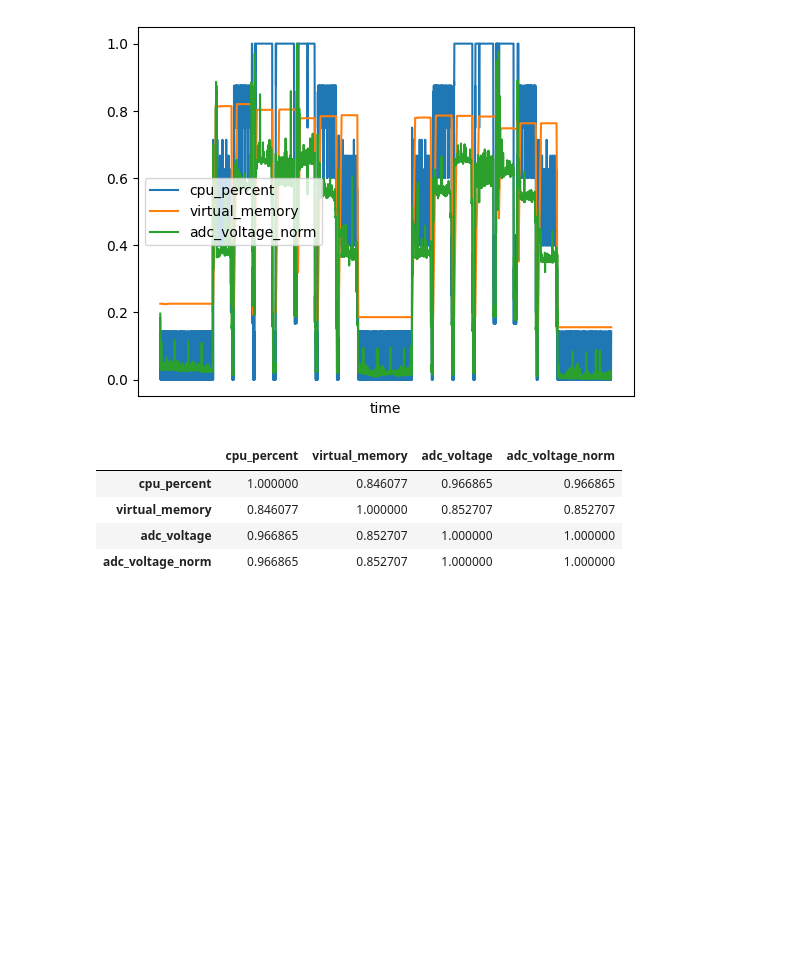
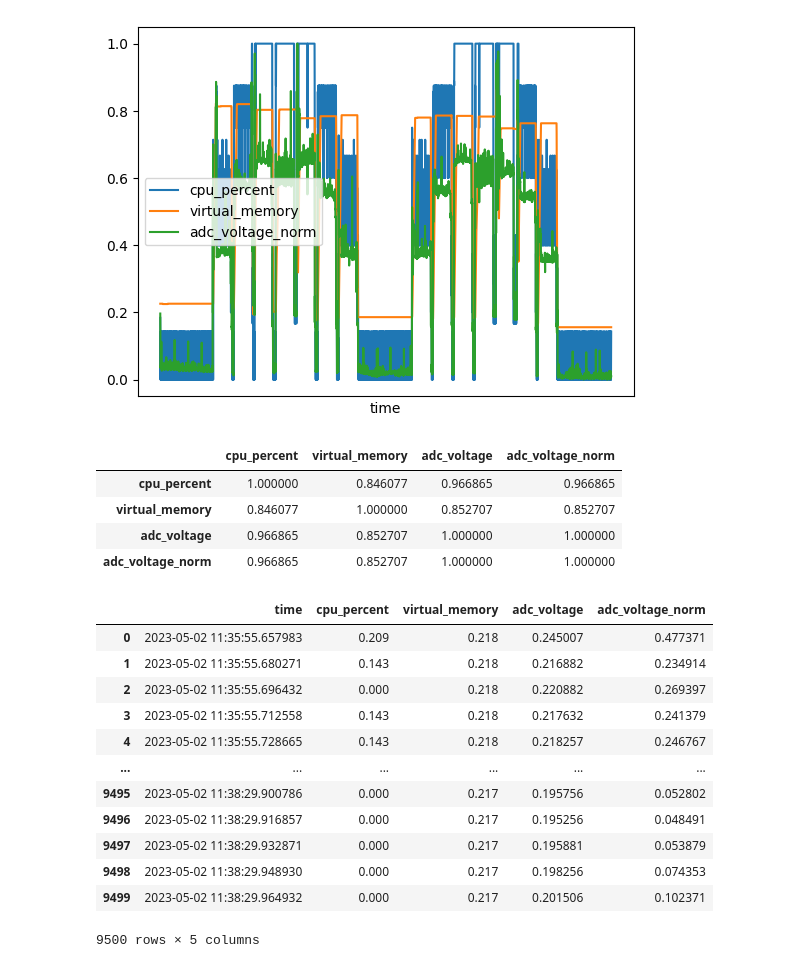
Before and after one commit to radshield/raspi-sel, a Jupyter notebook: analysis/cycles.ipynb, the cells around one changed output. Saved outputs shown, nothing was run; the diff lists cells and outputs as text; code cells hidden in the pictures; blank space fills up the shorter version.

```diff
--- a/analysis/cycles.ipynb
+++ b/analysis/cycles.ipynb
@@ -128,3 +155,25 @@ both_df.drop('time', axis=1).corr()
 | virtual_memory | 0.846077 | 1.000000 | 0.852707 | 0.852707 |
 | adc_voltage | 0.966865 | 0.852707 | 1.000000 | 1.000000 |
 | adc_voltage_norm | 0.966865 | 0.852707 | 1.000000 | 1.000000 |
+# %%
+fftw_df = pd.read_csv('../results/fftw.csv')
+
+fftw_df['cpu_percent'] = percent_scaling(fftw_df['cpu_percent'])
+fftw_df['virtual_memory'] = percent_scaling(fftw_df['virtual_memory'])
+fftw_df['adc_voltage_norm'] = min_max_scaling(fftw_df['adc_voltage'])
+
+fftw_df
+# %% [output]
+|  | time | cpu_percent | virtual_memory | adc_voltage | adc_voltage_norm |
+| 0 | 2023-05-02 11:35:55.657983 | 0.209 | 0.218 | 0.245007 | 0.477371 |
+| 1 | 2023-05-02 11:35:55.680271 | 0.143 | 0.218 | 0.216882 | 0.234914 |
+| 2 | 2023-05-02 11:35:55.696432 | 0.000 | 0.218 | 0.220882 | 0.269397 |
+| 3 | 2023-05-02 11:35:55.712558 | 0.143 | 0.218 | 0.217632 | 0.241379 |
+| 4 | 2023-05-02 11:35:55.728665 | 0.143 | 0.218 | 0.218257 | 0.246767 |
+| ... | ... | ... | ... | ... | ... |
+| 9495 | 2023-05-02 11:38:29.900786 | 0.000 | 0.217 | 0.195756 | 0.052802 |
+| 9496 | 2023-05-02 11:38:29.916857 | 0.000 | 0.217 | 0.195256 | 0.048491 |
+| 9497 | 2023-05-02 11:38:29.932871 | 0.000 | 0.217 | 0.195881 | 0.053879 |
+| 9498 | 2023-05-02 11:38:29.948930 | 0.000 | 0.217 | 0.198256 | 0.074353 |
+| 9499 | 2023-05-02 11:38:29.964932 | 0.000 | 0.217 | 0.201506 | 0.102371 |
+9500 rows × 5 columns
```
Also changed, not shown: parts of 6 cells of this notebook, 1 other file.
